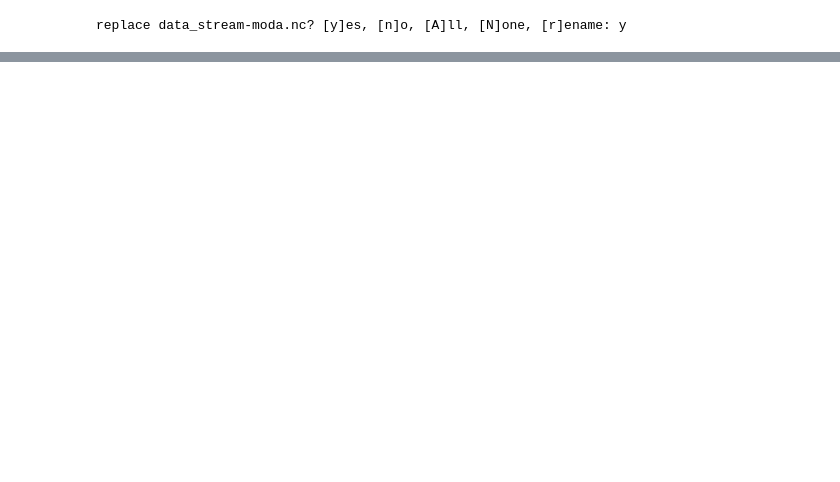
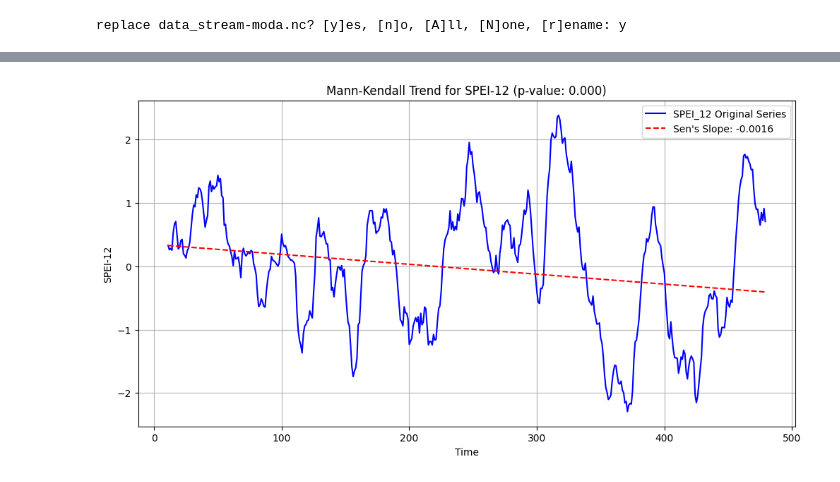
Before and after one commit to Mariannly/Quark5-CoAfina2025, a Jupyter notebook: leer_datos.ipynb, the cells around one changed output, grey strips where cells are left out. Saved outputs shown, nothing was run; the diff lists cells and outputs as text; code cells hidden in the pictures; blank space fills up the shorter version.

```diff
--- a/leer_datos.ipynb
+++ b/leer_datos.ipynb
@@ -224,0 +268,31 @@ output.enable_custom_widget_manager()
+# %%
+import pymannkendall as mk
+
+# Extract SPEI_12 data and drop NaN values
+spei_12_data = df['SPEI_12'].dropna()
+
+# Perform Mann-Kendall test
+mk_test_result = mk.original_test(spei_12_data)
+
+# Plot the SPEI_12 series
+plt.figure(figsize=(12, 6))
+plt.plot(spei_12_data.index, spei_12_data, label='SPEI_12 Original Series', color='blue')
+
+# Calculate Sen's slope trend line
+# The Sen's slope is already available in the mk_test_result
+slope = mk_test_result.slope
+intercept = spei_12_data.iloc[0] - slope * (spei_12_data.index[0] - spei_12_data.index[0])
+
+# Generate trend line points
+trend_line = slope * (spei_12_data.index - spei_12_data.index[0]) + spei_12_data.iloc[0]
+
+plt.plot(spei_12_data.index, trend_line, color='red', linestyle='--', label=f"Sen's Slope: {slope:.4f}")
+
+plt.title(f'Mann-Kendall Trend for SPEI-12 (p-value: {mk_test_result.p:.3f})')
+plt.xlabel('Time')
+plt.ylabel('SPEI-12')
+plt.grid(True)
+plt.legend()
+plt.show()
+# %% [output]
+[figure, added]
```
Also changed, not shown: parts of 36 cells of this notebook.
